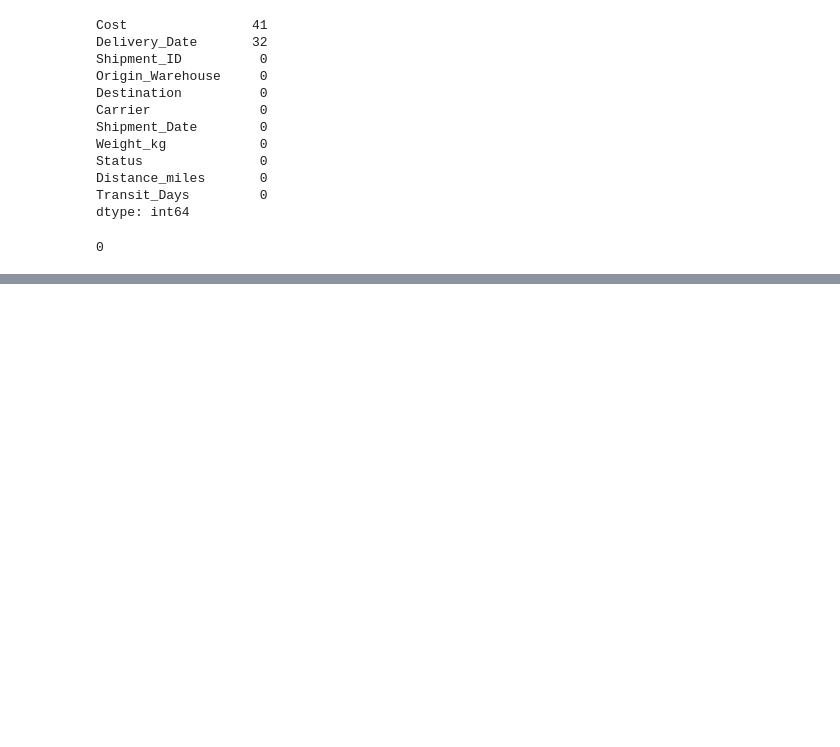
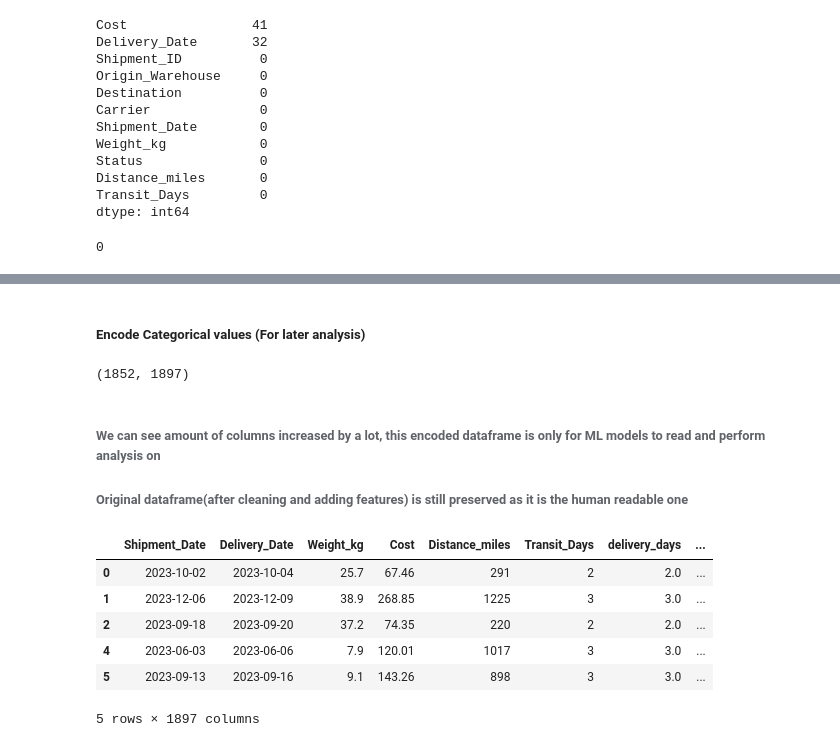
Before and after one commit to NeonHalo17/Logistics-Data-Science-Fundamentals, a Jupyter notebook: test.ipynb, the cells around one changed output, grey strips where cells are left out. Cells and saved outputs as stored; diff of their text form; code cells hidden in the pictures; blank space fills up the shorter version.

```diff
--- a/test.ipynb
+++ b/test.ipynb
@@ -111,0 +241,6 @@ Index(['Weight_kg', 'Cost', 'Distance_miles', 'Transit_Days'], dtype='object')
+# %%
+# create a new column is_delivered and check will notna if record if null for delivery date column or not
+# notna returns true if value is not missing and false if it is
+# convert boolean to int (optional step, for easier handling of data)
+df['is_delivered'] = df['Delivery_Date'].notna().astype(int)
+df.head(5)
@@ -111,0 +257,14 @@ Index(['Weight_kg', 'Cost', 'Distance_miles', 'Transit_Days'], dtype='object')
+# %%
+# start by defining a function that will take data and calculate iqr(Q3 - Q1) based on that and then calculate low and high fence
+# any outliers outside this range will then be removed
+def remove_outliers_iqr(data, column):
+    Q1 = data[column].quantile(0.25)
+    Q3 = data[column].quantile(0.75)
+    IQR = Q3 - Q1
+    low_fence = Q1 - 1.5 * IQR
+    high_fence = Q3 + 1.5 * IQR
+    return data[(data[column] >= low_fence) & (data[column] <= high_fence)]
+
+# update the dataframe using outlier removal function
+for col in num_cols:
+    df = remove_outliers_iqr(df, col)
@@ -111,0 +279,34 @@ Index(['Weight_kg', 'Cost', 'Distance_miles', 'Transit_Days'], dtype='object')
+# %%
+# Cost efficiency
+# we use if statements to ensure that our dataset is robust, right now in this controlled dataset it doesn't matter as much
+# but in production grade datasets and data science techniques, this is good practice
+if 'Distance_miles' in df.columns and 'Cost' in df.columns:
+    df['Cost_per_mile'] = df['Cost']/df['Distance_miles']
+
+# Time features - add month and day of the shipment date and delivery date
+for col in date_cols:
+    df[f"{col}_month"] = df[col].dt.month
+    df[f"{col}_dayofweek"] = df[col].dt.dayofweek
+# %% [markdown]
+##### Encode Categorical values (For later analysis)
+# %%
+# this will change dataset into a matrix of sorts will each categorical column and each category within that column will merge to become a new column
+# this new column will have only boolean values
+df_encoded = pd.get_dummies(df, drop_first=True)
+# %%
+df_encoded.shape
+# %% [output]
+(1852, 1897)
+# %% [markdown]
+###### We can see amount of columns increased by a lot, this encoded dataframe is only for ML models to read and perform analysis on
+###### Original dataframe(after cleaning and adding features) is still preserved as it is the human readable one
+# %%
+df_encoded.head(5)
+# %% [output]
+|  | Shipment_Date | Delivery_Date | Weight_kg | Cost | Distance_miles | Transit_Days | delivery_days | ... |
+| 0 | 2023-10-02 | 2023-10-04 | 25.7 | 67.46 | 291 | 2 | 2.0 | ... |
+| 1 | 2023-12-06 | 2023-12-09 | 38.9 | 268.85 | 1225 | 3 | 3.0 | ... |
+| 2 | 2023-09-18 | 2023-09-20 | 37.2 | 74.35 | 220 | 2 | 2.0 | ... |
+| 4 | 2023-06-03 | 2023-06-06 | 7.9 | 120.01 | 1017 | 3 | 3.0 | ... |
+| 5 | 2023-09-13 | 2023-09-16 | 9.1 | 143.26 | 898 | 3 | 3.0 | ... |
+5 rows × 1897 columns
```
Also changed, not shown: parts of 16 cells of this notebook.
